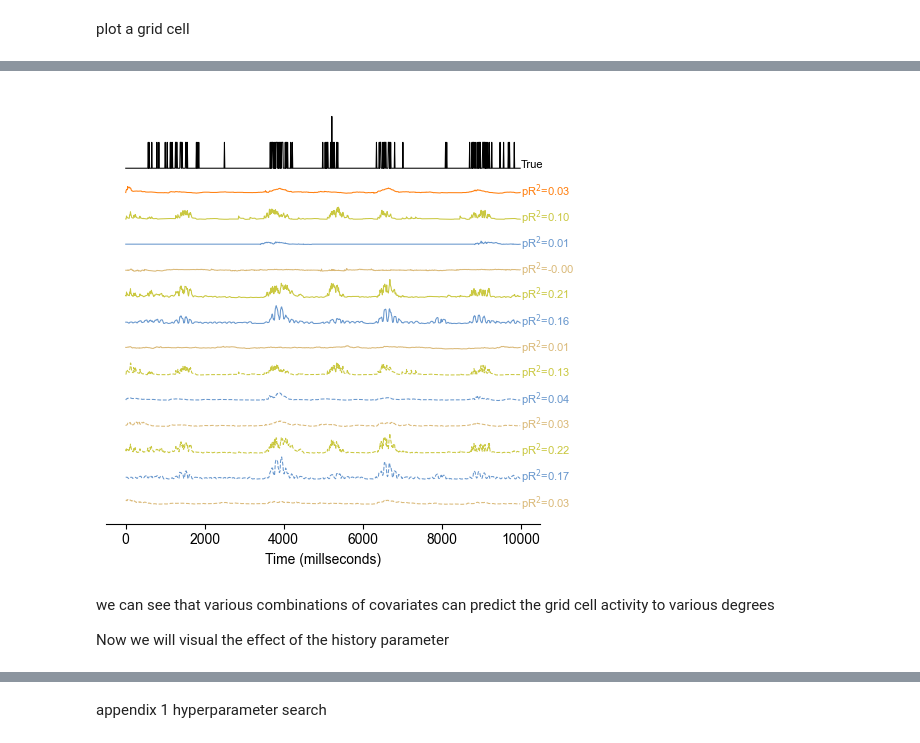
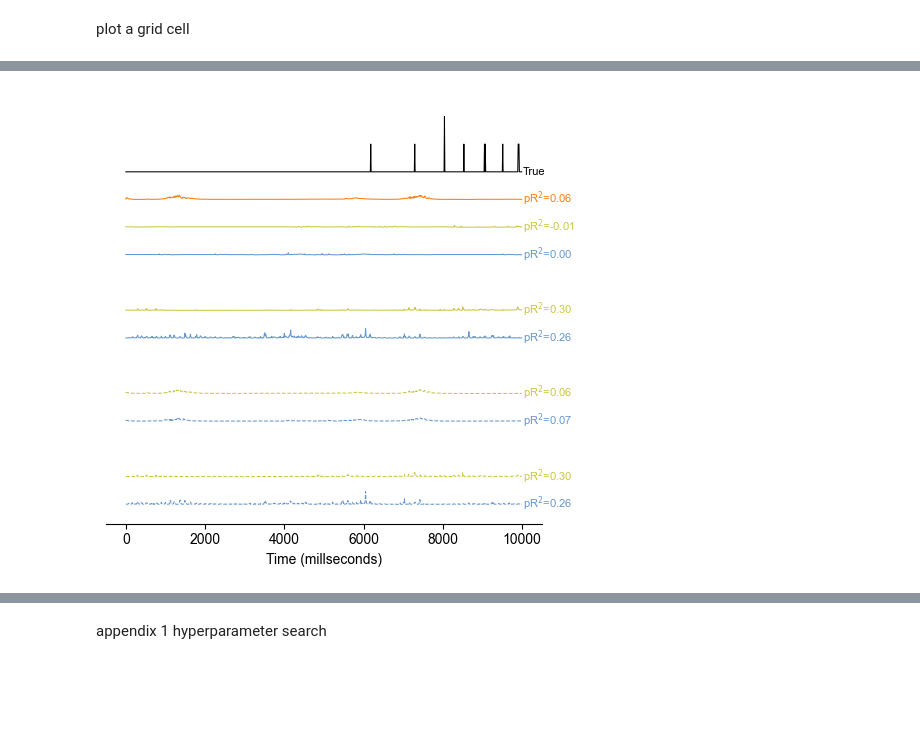
Before and after one commit to HDClark94/spatial-manifolds, a Jupyter notebook: scripts/figures/FIGUREX_M25_D24_xgboost.ipynb, the cells around one changed output, grey strips where cells are left out. Cells and saved outputs as stored; diff of their text form; code cells hidden in the pictures; blank space fills up the shorter version.

Commit message:
update figure notebooks

```diff
--- a/scripts/figures/FIGUREX_M25_D24_xgboost.ipynb
+++ b/scripts/figures/FIGUREX_M25_D24_xgboost.ipynb
@@ -24,8 +24,8 @@ warnings.filterwarnings('ignore')
 %matplotlib inline
 # %%
 fig_path = '/Users/harryclark/Documents/figs/FIGURE1/'
-mouse = 27
-day = 26
+mouse = 25
+day = 24
 
 # good examples include
 #mice = [25, 25, 26, 27, 29, 28]
@@ -224,48 +206,36 @@ ax.plot(np.arange(len(y))[start:end]*time_bs, y[start:end]*sf, label='True', col
 ax.plot(np.arange(len(Y_hat_p))[start:end]*time_bs, Y_hat_p[start:end]*sf + offset, color='tab:orange', linewidth=lw, label='Position')
 ax.plot(np.arange(len(Y_hat_g1))[start:end]*time_bs, Y_hat_g1[start:end]*sf + (offset*2), color='#CAC841', linewidth=lw, label='Grid cell 10')
 ax.plot(np.arange(len(Y_hat_ngs1))[start:end]*time_bs, Y_hat_ngs1[start:end]*sf + (offset*3), color='#6897CD', linewidth=lw, label='NGS cell 2')
-ax.plot(np.arange(len(Y_hat_cere1))[start:end]*time_bs, Y_hat_cere1[start:end]*sf + (offset*4), color='#DAB978', linewidth=lw, label='Cerebellar cell 0')
 ax.plot(np.arange(len(Y_hat_gmax))[start:end]*time_bs, Y_hat_gmax[start:end]*sf + (offset*5), color='#CAC841', linewidth=lw, label='Grid cells')
 ax.plot(np.arange(len(Y_hat_ngsmax))[start:end]*time_bs, Y_hat_ngsmax[start:end]*sf + (offset*6), color='#6897CD', linewidth=lw, label='NGS cells')
-ax.plot(np.arange(len(Y_hat_ceremax))[start:end]*time_bs, Y_hat_ceremax[start:end]*sf + (offset*7), color='#DAB978', linewidth=lw, label='Cerebellar cells')
 ax.plot(np.arange(len(Y_hat_pos_g1))[start:end]*time_bs, Y_hat_pos_g1[start:end]*sf + (offset*8), color='#CAC841', linewidth=lw, linestyle='--', label='Position + Grid cell 10')
 ax.plot(np.arange(len(Y_hat_pos_ngs1))[start:end]*time_bs, Y_hat_pos_ngs1[start:end]*sf + (offset*9), color='#6897CD', linewidth=lw, linestyle='--', label='Position + NGS cell 2')
-ax.plot(np.arange(len(Y_hat_pos_cere1))[start:end]*time_bs, Y_hat_pos_cere1[start:end]*sf + (offset*10), color='#DAB978', linewidth=lw, linestyle='--', label='Position + Cerebellar cell 0')
 ax.plot(np.arange(len(Y_hat_pos_gmax))[start:end]*time_bs, Y_hat_pos_gmax[start:end]*sf + (offset*11), color='#CAC841', linewidth=lw, linestyle='--', label='Position + Grid cells')
 ax.plot(np.arange(len(Y_hat_pos_ngsmax))[start:end]*time_bs, Y_hat_pos_ngsmax[start:end]*sf + (offset*12), color='#6897CD', linewidth=lw, linestyle='--', label='Position + NGS cells')
-ax.plot(np.arange(len(Y_hat_pos_ceremax))[start:end]*time_bs, Y_hat_pos_ceremax[start:end]*sf + (offset*13), color='#DAB978', linewidth=lw, linestyle='--', label='Position + Cerebellar cells')
 ax.set_xlabel('Time (millseconds)')
 
 # Annotate mean pR² values with superscript
 ax.text(end*time_bs + 10, np.mean(y[start:end]*sf), 'True', va='center', fontsize=8, color='black')
 ax.text(end*time_bs + 10, np.mean(Y_hat_p[start:end]*sf + offset), f'pR$^2$={np.nanmean(pR2_cv_p):.2f}', va='center', fontsize=8, color='tab:orange')
 ax.text(end*time_bs + 10, np.mean(Y_hat_g1[start:end]*sf + (offset*2)), f'pR$^2$={np.nanmean(pR2_cv_g1):.2f}', va='center', fontsize=8, color='#CAC841')
 ax.text(end*time_bs + 10, np.mean(Y_hat_ngs1[start:end]*sf + (offset*3)), f'pR$^2$={np.nanmean(pR2_cv_ngs1):.2f}', va='center', fontsize=8, color='#6897CD')
-ax.text(end*time_bs + 10, np.mean(Y_hat_cere1[start:end]*sf + (offset*4)), f'pR$^2$={np.nanmean(pR2_cv_cere1):.2f}', va='center', fontsize=8, color='#DAB978')
 ax.text(end*time_bs + 10, np.mean(Y_hat_gmax[start:end]*sf + (offset*5)), f'pR$^2$={np.nanmean(pR2_cv_gmax):.2f}', va='center', fontsize=8, color='#CAC841')
 ax.text(end*time_bs + 10, np.mean(Y_hat_ngsmax[start:end]*sf + (offset*6)), f'pR$^2$={np.nanmean(pR2_cv_ngsmax):.2f}', va='center', fontsize=8, color='#6897CD')
-ax.text(end*time_bs + 10, np.mean(Y_hat_ceremax[start:end]*sf + (offset*7)), f'pR$^2$={np.nanmean(pR2_cv_ceremax):.2f}', va='center', fontsize=8, color='#DAB978')
 ax.text(end*time_bs + 10, np.mean(Y_hat_pos_g1[start:end]*sf + (offset*8)), f'pR$^2$={np.nanmean(pR2_cv_pos_g1):.2f}', va='center', fontsize=8, color='#CAC841')
 ax.text(end*time_bs + 10, np.mean(Y_hat_pos_ngs1[start:end]*sf + (offset*9)), f'pR$^2$={np.nanmean(pR2_cv_pos_ngs1):.2f}', va='center', fontsize=8, color='#6897CD')
-ax.text(end*time_bs + 10, np.mean(Y_hat_pos_cere1[start:end]*sf + (offset*10)), f'pR$^2$={np.nanmean(pR2_cv_pos_cere1):.2f}', va='center', fontsize=8, color='#DAB978')
 ax.text(end*time_bs + 10, np.mean(Y_hat_pos_gmax[start:end]*sf + (offset*11)), f'pR$^2$={np.nanmean(pR2_cv_pos_gmax):.2f}', va='center', fontsize=8, color='#CAC841')
 ax.text(end*time_bs + 10, np.mean(Y_hat_pos_ngsmax[start:end]*sf + (offset*12)), f'pR$^2$={np.nanmean(pR2_cv_pos_ngsmax):.2f}', va='center', fontsize=8, color='#6897CD')
-ax.text(end*time_bs + 10, np.mean(Y_hat_pos_ceremax[start:end]*sf + (offset*13)), f'pR$^2$={np.nanmean(pR2_cv_pos_ceremax):.2f}', va='center', fontsize=8, color='#DAB978')
 
 #ax.legend()
 # remove top, left and right spines
 ax.spines['top'].set_visible(False)
 ax.spines['right'].set_visible(False)
 ax.spines['left'].set_visible(False)
 ax.set_yticklabels([])
 ax.set_yticks([])
 ax.invert_yaxis()
 plt.tight_layout()
 plt.show()
 # %% [output]
 [interactive output not drawn]
-[figure, old version]
+[figure, new version]
-# %% [markdown]
-we can see that various combinations of covariates can predict the grid cell activity to various degrees
-
-Now we will visual the effect of the history parameter
```
Also changed, not shown: parts of 27 cells of this notebook, 5 other files.
